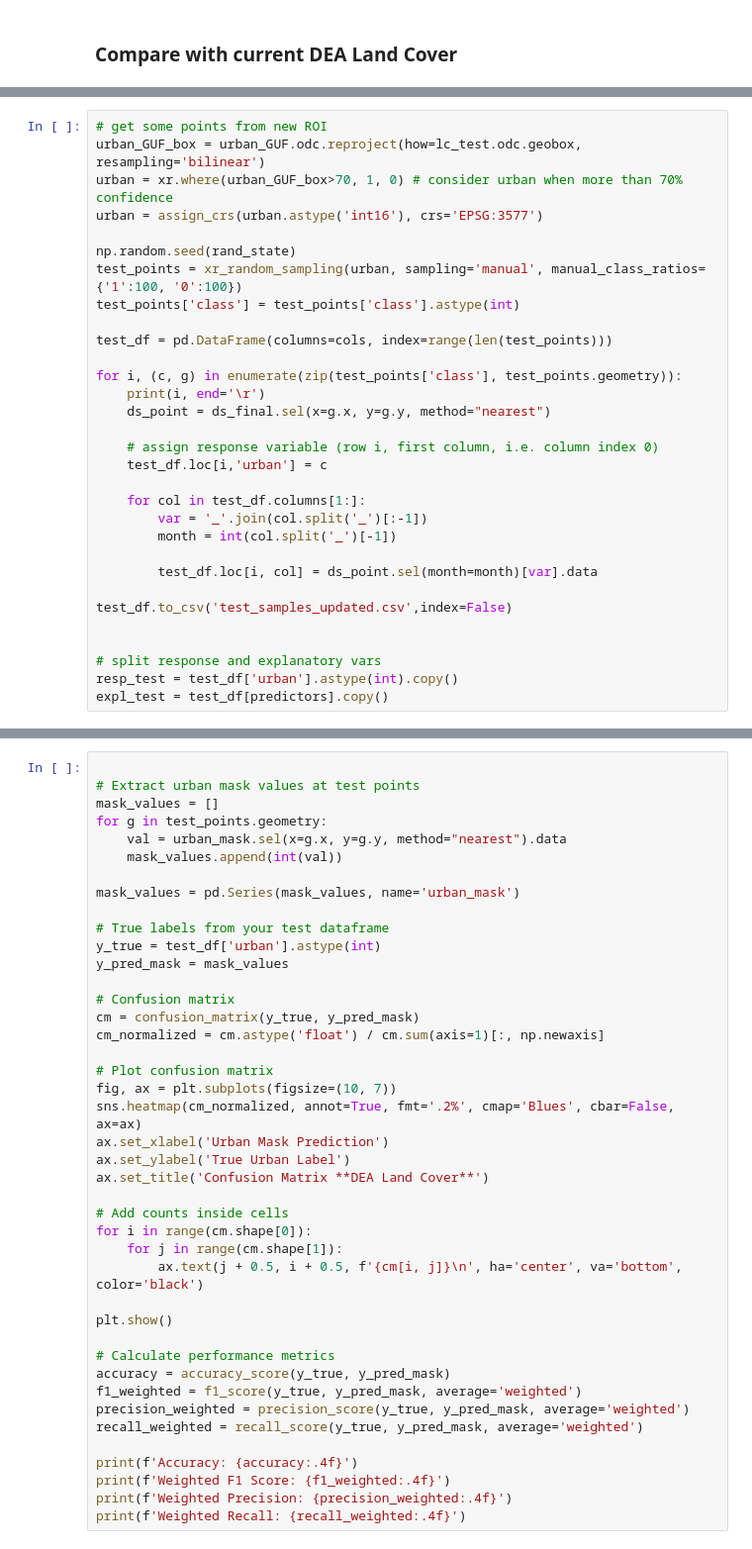
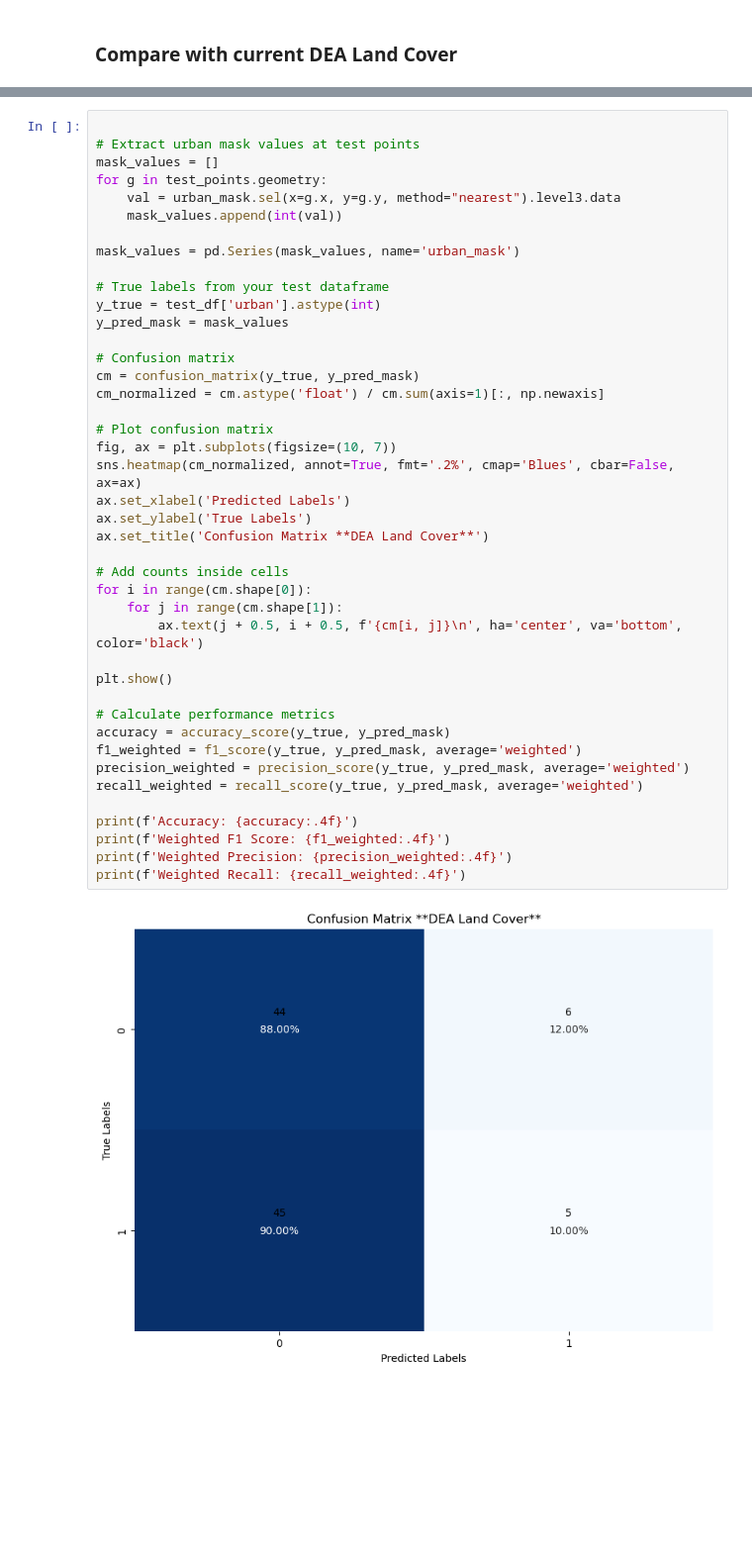
Before and after one commit to cbur24/sentinel-1-hackathon, a Jupyter notebook: notebooks/urban_classifier/urban_mapping_updated.ipynb, the cells around one changed output, grey strips where cells are left out. Shown at 99% size. Drawn from its saved outputs; the diff is of its cells as text; blank space fills up the shorter version.

```diff
--- a/notebooks/urban_classifier/urban_mapping_updated.ipynb
+++ b/notebooks/urban_classifier/urban_mapping_updated.ipynb
@@ -837,31 +911,0 @@ urban_mask = (lc_artificial == 215).astype(np.uint8)
-# %%
-# get some points from new ROI
-urban_GUF_box = urban_GUF.odc.reproject(how=lc_test.odc.geobox, resampling='bilinear')
-urban = xr.where(urban_GUF_box>70, 1, 0) # consider urban when more than 70% confidence
-urban = assign_crs(urban.astype('int16'), crs='EPSG:3577')
-
-np.random.seed(rand_state)
-test_points = xr_random_sampling(urban, sampling='manual', manual_class_ratios={'1':100, '0':100})
-test_points['class'] = test_points['class'].astype(int)
-
-test_df = pd.DataFrame(columns=cols, index=range(len(test_points)))
-
-for i, (c, g) in enumerate(zip(test_points['class'], test_points.geometry)):
-    print(i, end='\r')
-    ds_point = ds_final.sel(x=g.x, y=g.y, method="nearest")
-
-    # assign response variable (row i, first column, i.e. column index 0)
-    test_df.loc[i,'urban'] = c
-
-    for col in test_df.columns[1:]:
-        var = '_'.join(col.split('_')[:-1])
-        month = int(col.split('_')[-1])
-
-        test_df.loc[i, col] = ds_point.sel(month=month)[var].data
-
-test_df.to_csv('test_samples_updated.csv',index=False)
-
-
-# split response and explanatory vars
-resp_test = test_df['urban'].astype(int).copy()
-expl_test = test_df[predictors].copy()
@@ -904,7 +995,7 @@ print(f'Weighted Recall: {recall_weighted:.4f}')
 # Extract urban mask values at test points
 mask_values = []
 for g in test_points.geometry:
-    val = urban_mask.sel(x=g.x, y=g.y, method="nearest").data
+    val = urban_mask.sel(x=g.x, y=g.y, method="nearest").level3.data
     mask_values.append(int(val))
 
 mask_values = pd.Series(mask_values, name='urban_mask')
@@ -912,32 +1003,34 @@ mask_values = pd.Series(mask_values, name='urban_mask')
 # True labels from your test dataframe
 y_true = test_df['urban'].astype(int)
 y_pred_mask = mask_values
 
 # Confusion matrix
 cm = confusion_matrix(y_true, y_pred_mask)
 cm_normalized = cm.astype('float') / cm.sum(axis=1)[:, np.newaxis]
 
 # Plot confusion matrix
 fig, ax = plt.subplots(figsize=(10, 7))
 sns.heatmap(cm_normalized, annot=True, fmt='.2%', cmap='Blues', cbar=False, ax=ax)
-ax.set_xlabel('Urban Mask Prediction')
-ax.set_ylabel('True Urban Label')
+ax.set_xlabel('Predicted Labels')
+ax.set_ylabel('True Labels')
 ax.set_title('Confusion Matrix **DEA Land Cover**')
 
 # Add counts inside cells
 for i in range(cm.shape[0]):
     for j in range(cm.shape[1]):
         ax.text(j + 0.5, i + 0.5, f'{cm[i, j]}\n', ha='center', va='bottom', color='black')
 
 plt.show()
 
 # Calculate performance metrics
 accuracy = accuracy_score(y_true, y_pred_mask)
 f1_weighted = f1_score(y_true, y_pred_mask, average='weighted')
 precision_weighted = precision_score(y_true, y_pred_mask, average='weighted')
 recall_weighted = recall_score(y_true, y_pred_mask, average='weighted')
 
 print(f'Accuracy: {accuracy:.4f}')
 print(f'Weighted F1 Score: {f1_weighted:.4f}')
 print(f'Weighted Precision: {precision_weighted:.4f}')
 print(f'Weighted Recall: {recall_weighted:.4f}')
+# %% [output]
+[figure, added]
```
Also changed, not shown: parts of 43 cells of this notebook, 8 other files.
